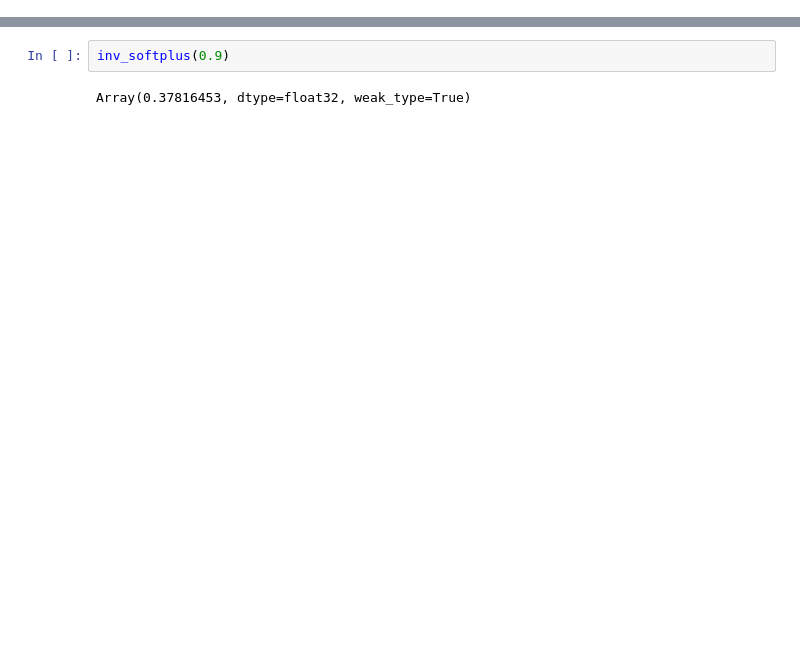
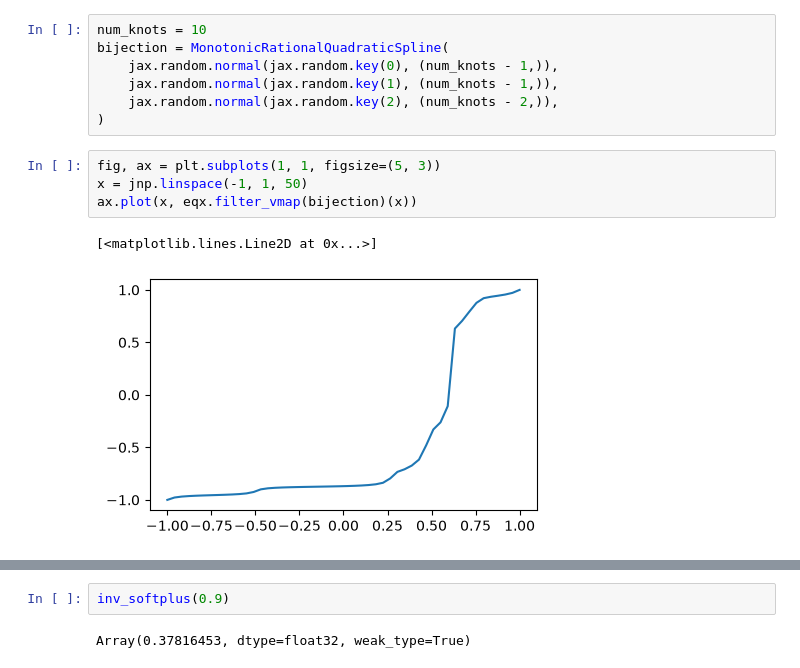
Before and after one commit to Jhko725/deep_isochron, a Jupyter notebook: prototype_invertible.ipynb, the cells around one changed output, grey strips where cells are left out. Cells and saved outputs as stored; diff of their text form; blank space fills up the shorter version.

```diff
--- a/prototype_invertible.ipynb
+++ b/prototype_invertible.ipynb
@@ -14,0 +155,14 @@ from jaxtyping import Array, Float, Int
+# %%
+num_knots = 10
+bijection = MonotonicRationalQuadraticSpline(
+    jax.random.normal(jax.random.key(0), (num_knots - 1,)),
+    jax.random.normal(jax.random.key(1), (num_knots - 1,)),
+    jax.random.normal(jax.random.key(2), (num_knots - 2,)),
+)
+# %%
+fig, ax = plt.subplots(1, 1, figsize=(5, 3))
+x = jnp.linspace(-1, 1, 50)
+ax.plot(x, eqx.filter_vmap(bijection)(x))
+# %% [output]
+[<matplotlib.lines.Line2D at 0x...>]
+[figure, added]
```
Also changed, not shown: parts of 40 cells of this notebook, 18 other files.
